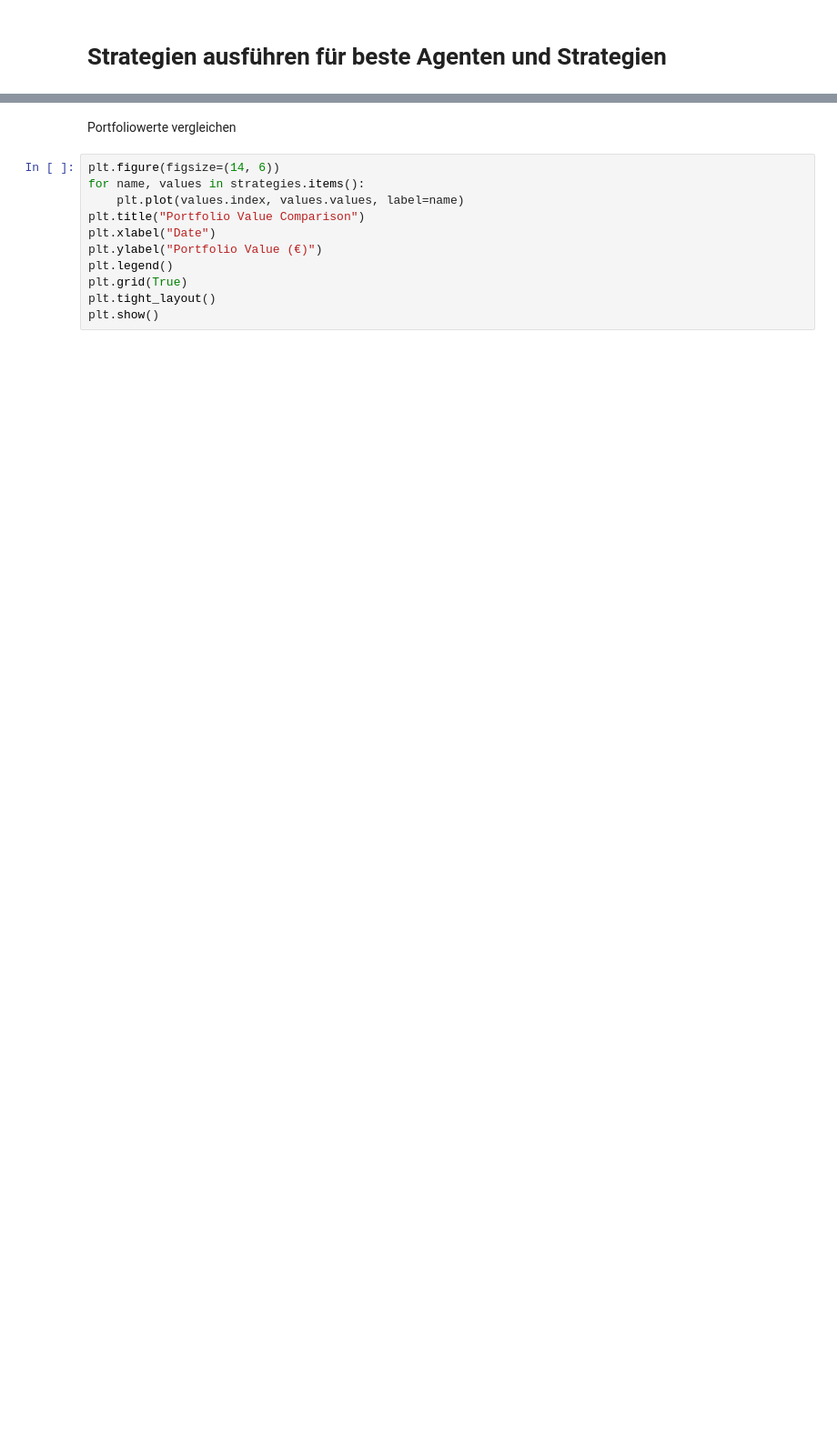
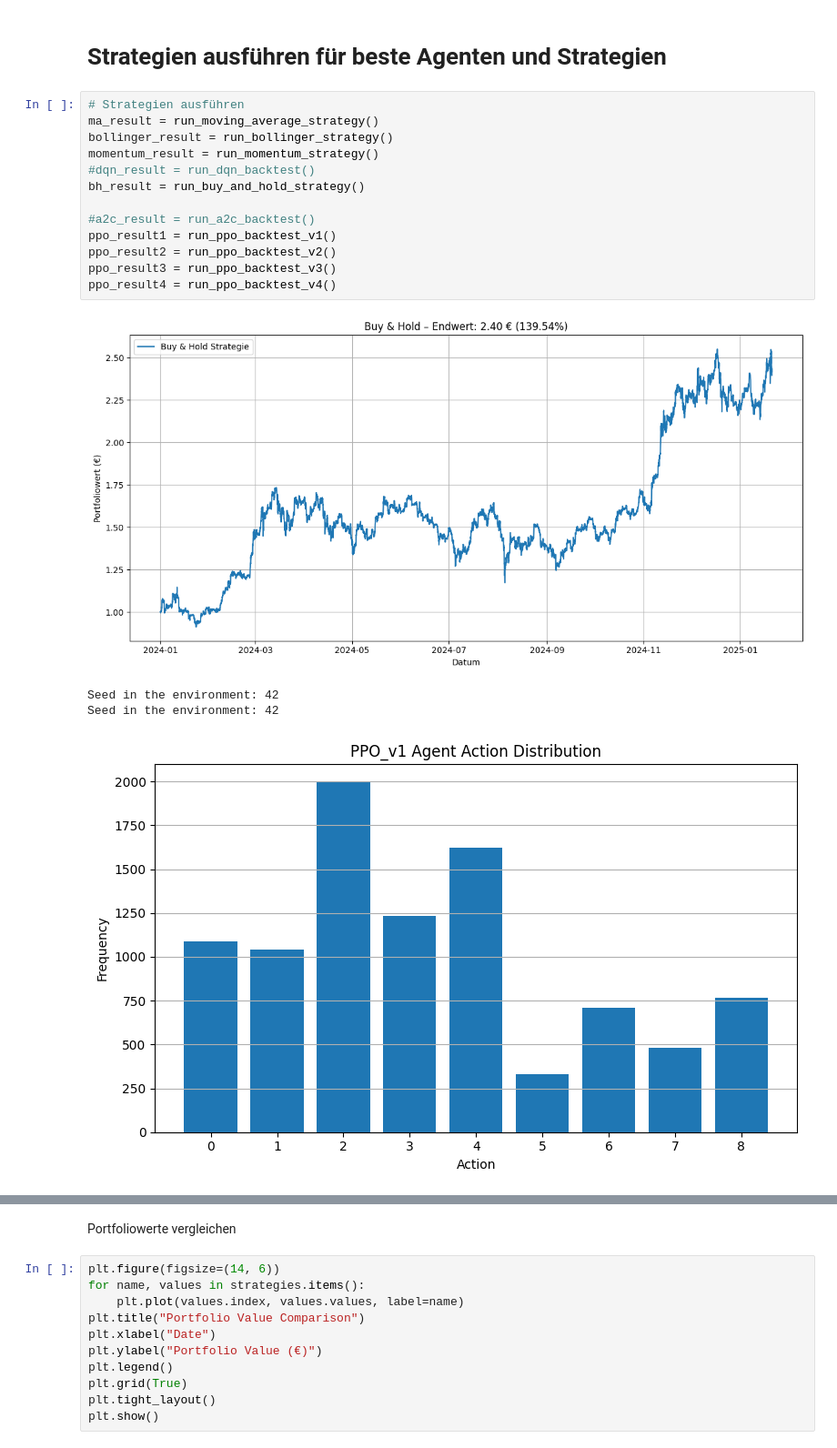
Before and after one commit to TrxtanF/Studienarbeit, a Jupyter notebook: Backtesting/Backtesting_Comparison_Notebook.ipynb, the cells around one changed output, grey strips where cells are left out. Shown at 91% size. Saved outputs shown, nothing was run; the diff lists cells and outputs as text; blank space fills up the shorter version.

```diff
--- a/Backtesting/Backtesting_Comparison_Notebook.ipynb
+++ b/Backtesting/Backtesting_Comparison_Notebook.ipynb
@@ -109,2 +98,20 @@ Seed in the environment: 42
 # %% [markdown]
 # Strategien ausführen für beste Agenten und Strategien
+# %%
+# Strategien ausführen
+ma_result = run_moving_average_strategy()
+bollinger_result = run_bollinger_strategy()
+momentum_result = run_momentum_strategy()
+#dqn_result = run_dqn_backtest()
+bh_result = run_buy_and_hold_strategy()
+
+#a2c_result = run_a2c_backtest()
+ppo_result1 = run_ppo_backtest_v1()
+ppo_result2 = run_ppo_backtest_v2()
+ppo_result3 = run_ppo_backtest_v3()
+ppo_result4 = run_ppo_backtest_v4()
+# %% [output]
+[figure, added]
+Seed in the environment: 42
+Seed in the environment: 42
+[figure, added]
```
Also changed, not shown: parts of 8 cells of this notebook, 5 other files.
